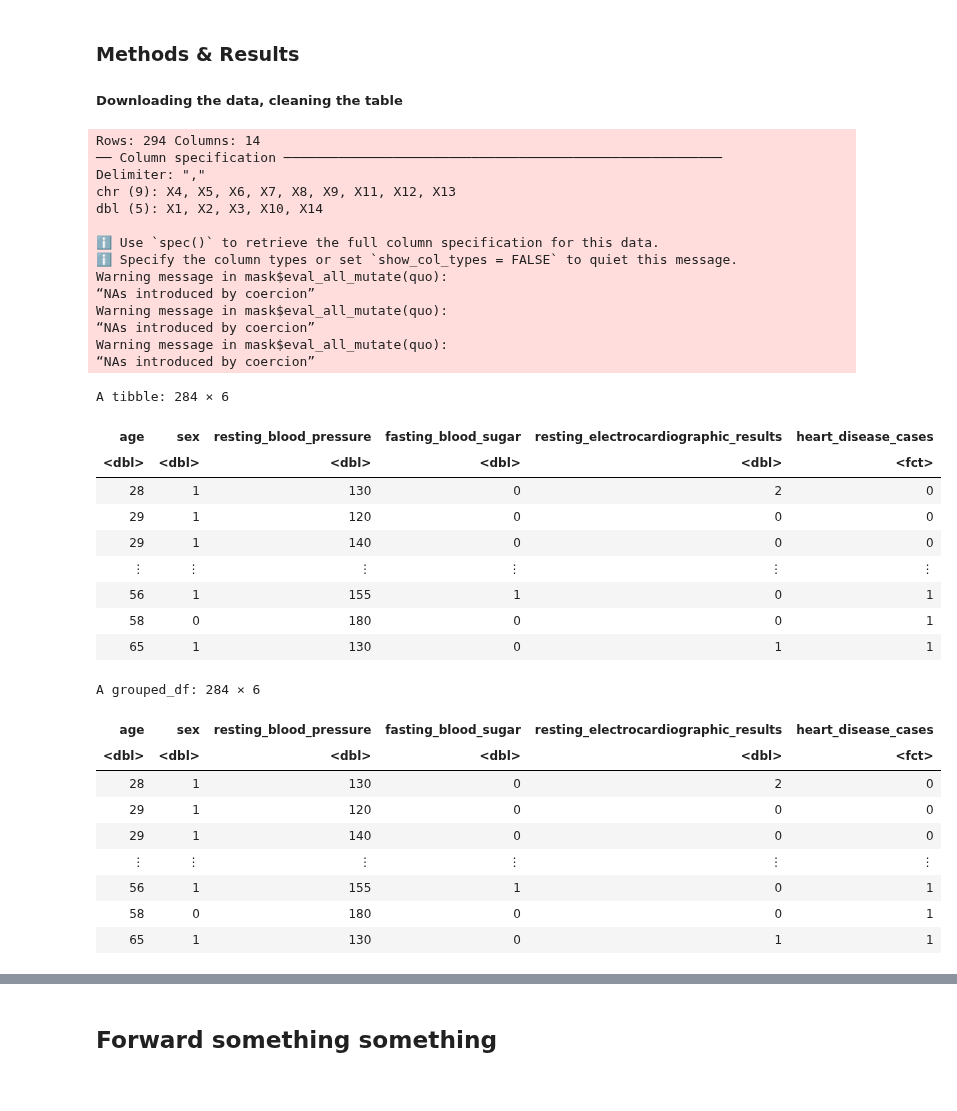
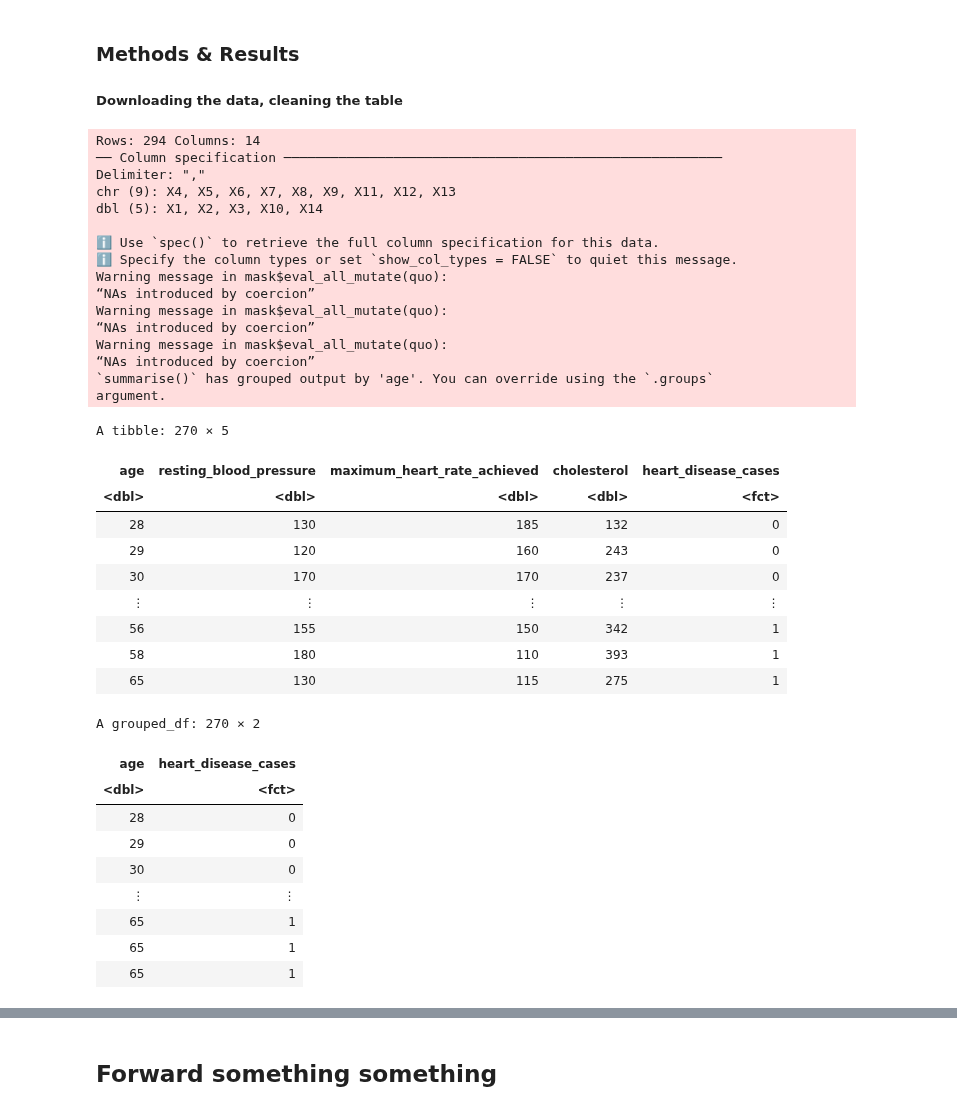
Before and after one commit to jaden-lai/DSCI-100-006-21, a Jupyter notebook: project (2).ipynb, the cells around one changed output, grey strips where cells are left out. Cells and saved outputs as stored; diff of their text form; code cells hidden in the pictures.

```diff
--- a/project (2).ipynb
+++ b/project (2).ipynb
@@ -32,63 +32,81 @@ colnames(heart_disease_hungarian) <- c("age", "sex", "chest_pain", "resting_bloo
                                        "number_of_major_vessels", "thalassemia", "heart_disease_cases")
 
 heart_disease_hungarian <- heart_disease_hungarian |>
-            select(age, sex, resting_blood_pressure, fasting_blood_sugar,
-                   resting_electrocardiographic_results, heart_disease_cases) |>
+
+#            select(age, sex, resting_blood_pressure, fasting_blood_sugar,
+#                   resting_electrocardiographic_results,number_of_major_vessels, cholesterol, heart_disease_cases) |>
+
+             select(age, resting_blood_pressure, maximum_heart_rate_achieved,  cholesterol, heart_disease_cases) |>
+             mutate(maximum_heart_rate_achieved = as.numeric(maximum_heart_rate_achieved)) |>
+             mutate(cholesterol = as.numeric(cholesterol)) |>
              mutate(resting_blood_pressure = as.numeric(resting_blood_pressure)) |>
-             mutate(sex = as.numeric(sex)) |>
-             mutate(fasting_blood_sugar = as.numeric(fasting_blood_sugar)) |>
-             mutate(resting_electrocardiographic_results = as.numeric(resting_electrocardiographic_results)) |>
-             mutate(heart_disease_cases = as_factor(heart_disease_cases)) |>
+             mutate(heart_disease_cases = as.factor(heart_disease_cases)) |>
 
+             filter(maximum_heart_rate_achieved != "NA") |>
+             filter(resting_blood_pressure != "NA") |>
              filter(age != "NA") |>
              filter(resting_blood_pressure != "NA") |>
-             filter(sex != "NA") |>
-             filter(fasting_blood_sugar != "NA") |>
-             filter(resting_electrocardiographic_results != "NA") |>
-             filter(heart_disease_cases != "NA")
+             filter(cholesterol != "?")
+
+
+
+#             mutate(sex = as.numeric(sex)) |>
+#             mutate(fasting_blood_sugar = as.numeric(fasting_blood_sugar)) |>
+#             mutate(resting_electrocardiographic_results = as.numeric(resting_electrocardiographic_results)) |>
+#             mutate(heart_disease_cases = as_factor(heart_disease_cases)) |>
+
+#             filter(sex != "NA") |>
+#             filter(fasting_blood_sugar != "NA") |>
+#             filter(resting_electrocardiographic_results != "NA") |>
+#             filter(heart_disease_cases != "NA") |>
+
+
 
 
 
 
 heart_disease_hungarian_summarize <- heart_disease_hungarian |>
-            group_by(age,sex)
+            group_by(age) |>
+            summarize(heart_disease_cases)
 
 
 heart_disease_hungarian
 heart_disease_hungarian_summarize
 tail(heart_disease_hungarian_summarize, 5)
 # %% [output]
 Rows: 294 Columns: 14
 ── Column specification ────────────────────────────────────────────────────────
 Delimiter: ","
 chr (9): X4, X5, X6, X7, X8, X9, X11, X12, X13
 dbl (5): X1, X2, X3, X10, X14
 
 ℹ Use `spec()` to retrieve the full column specification for this data.
 ℹ Specify the column types or set `show_col_types = FALSE` to quiet this message.
 Warning message in mask$eval_all_mutate(quo):
 “NAs introduced by coercion”
 Warning message in mask$eval_all_mutate(quo):
 “NAs introduced by coercion”
 Warning message in mask$eval_all_mutate(quo):
 “NAs introduced by coercion”
+`summarise()` has grouped output by 'age'. You can override using the `.groups`
+argument.
-A tibble: 284 × 6
+A tibble: 270 × 5
-| age | sex | resting_blood_pressure | fasting_blood_sugar | resting_electrocardiographic_results | heart_disease_cases |
-| <dbl> | <dbl> | <dbl> | <dbl> | <dbl> | <fct> |
-| 28 | 1 | 130 | 0 | 2 | 0 |
-| 29 | 1 | 120 | 0 | 0 | 0 |
-| 29 | 1 | 140 | 0 | 0 | 0 |
-| ⋮ | ⋮ | ⋮ | ⋮ | ⋮ | ⋮ |
-| 56 | 1 | 155 | 1 | 0 | 1 |
-| 58 | 0 | 180 | 0 | 0 | 1 |
-| 65 | 1 | 130 | 0 | 1 | 1 |
+| age | resting_blood_pressure | maximum_heart_rate_achieved | cholesterol | heart_disease_cases |
+| <dbl> | <dbl> | <dbl> | <dbl> | <fct> |
+| 28 | 130 | 185 | 132 | 0 |
+| 29 | 120 | 160 | 243 | 0 |
+| 30 | 170 | 170 | 237 | 0 |
+| ⋮ | ⋮ | ⋮ | ⋮ | ⋮ |
+| 56 | 155 | 150 | 342 | 1 |
+| 58 | 180 | 110 | 393 | 1 |
+| 65 | 130 | 115 | 275 | 1 |
-A grouped_df: 284 × 6
+A grouped_df: 270 × 2
-| age | sex | resting_blood_pressure | fasting_blood_sugar | resting_electrocardiographic_results | heart_disease_cases |
-| <dbl> | <dbl> | <dbl> | <dbl> | <dbl> | <fct> |
-| 28 | 1 | 130 | 0 | 2 | 0 |
-| 29 | 1 | 120 | 0 | 0 | 0 |
-| 29 | 1 | 140 | 0 | 0 | 0 |
-| ⋮ | ⋮ | ⋮ | ⋮ | ⋮ | ⋮ |
-| 56 | 1 | 155 | 1 | 0 | 1 |
-| 58 | 0 | 180 | 0 | 0 | 1 |
-| 65 | 1 | 130 | 0 | 1 | 1 |
+| age | heart_disease_cases |
+| <dbl> | <fct> |
+| 28 | 0 |
+| 29 | 0 |
+| 30 | 0 |
+| ⋮ | ⋮ |
+| 65 | 1 |
+| 65 | 1 |
+| 65 | 1 |
```
Also changed, not shown: parts of 7 cells of this notebook.
